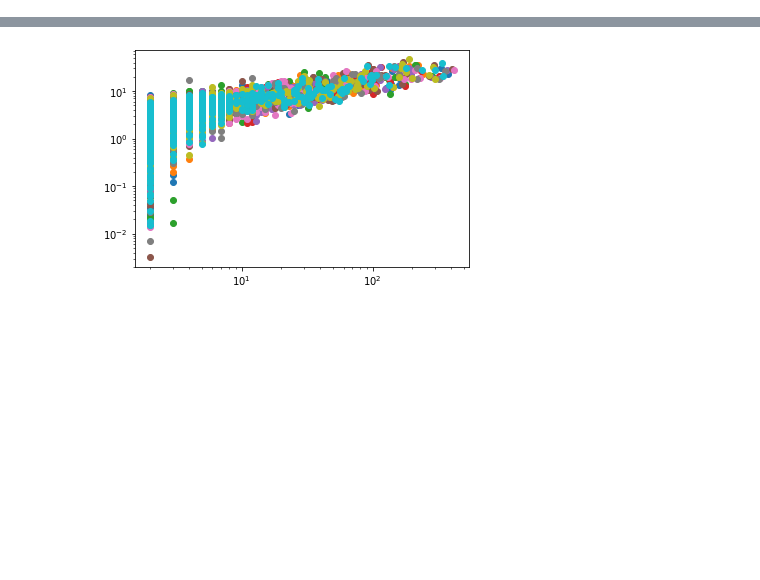
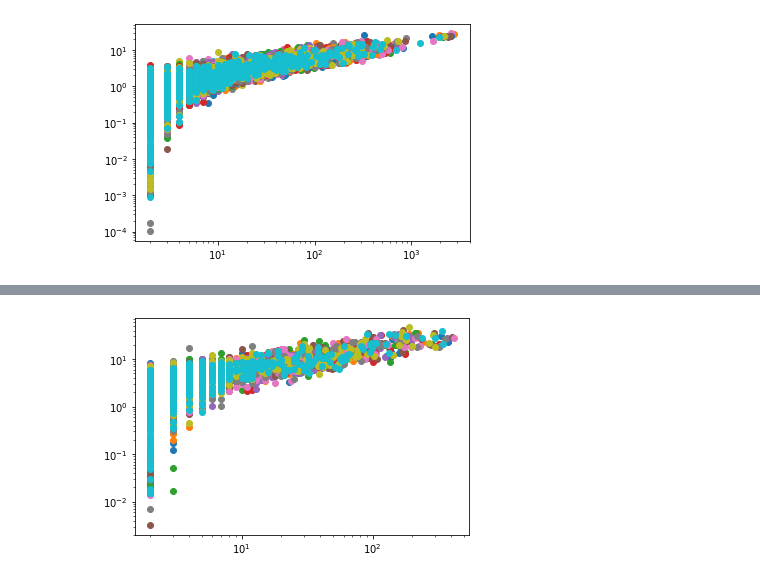
Before and after one commit to forero/DelaunayASTRA, a Jupyter notebook: nb/explore_web.ipynb, the cells around one changed output, grey strips where cells are left out. Saved outputs shown, nothing was run; the diff lists cells and outputs as text; code cells hidden in the pictures; blank space fills up the shorter version.

Commit message:
exploring void stats

```diff
--- a/nb/explore_web.ipynb
+++ b/nb/explore_web.ipynb
@@ -2,3 +2,13 @@
 import numpy as np
 import matplotlib.pyplot as plt
 import pandas as pd
+# %%
+voids_TCW = {}
+for i in range(100):
+    voids_TCW[i] = pd.read_csv('../data/TCW/web/void_random_{:03d}_fof_catalog_200Mpc512_xyz_fof_catalog_200Mpc512_xyz.csv'.format(i))
+# %%
+for i in range(20):
+    plt.scatter(voids_TCW[i]['N'], voids_TCW[i]['SIGMA_R'])
+    plt.loglog()
+# %% [output]
+[figure, added]
```
Also changed, not shown: parts of 5 cells of this notebook.
